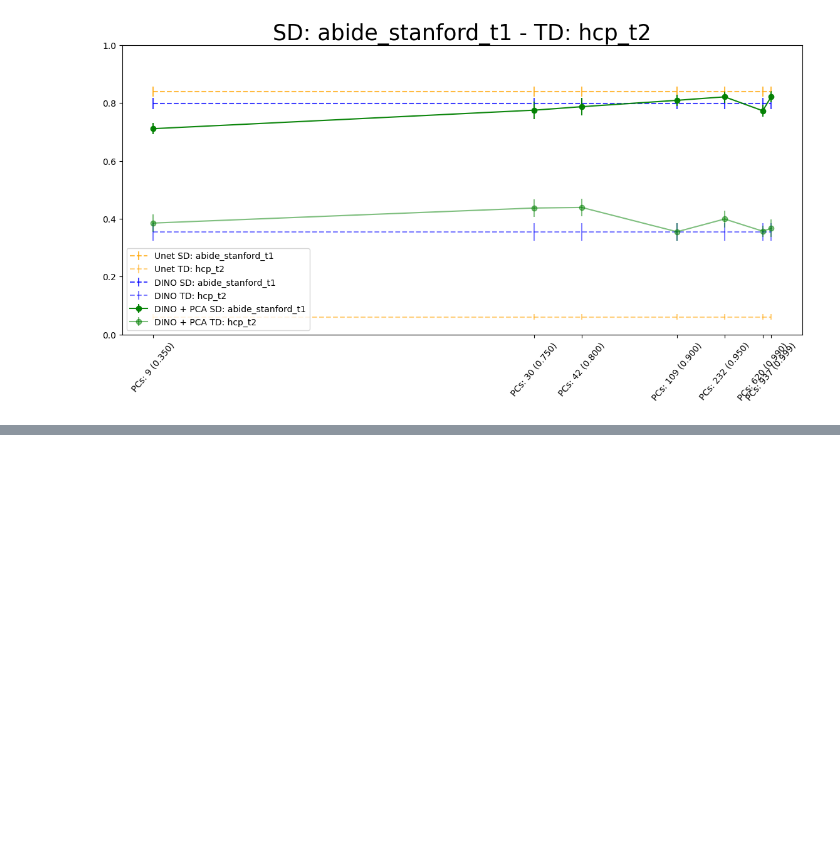
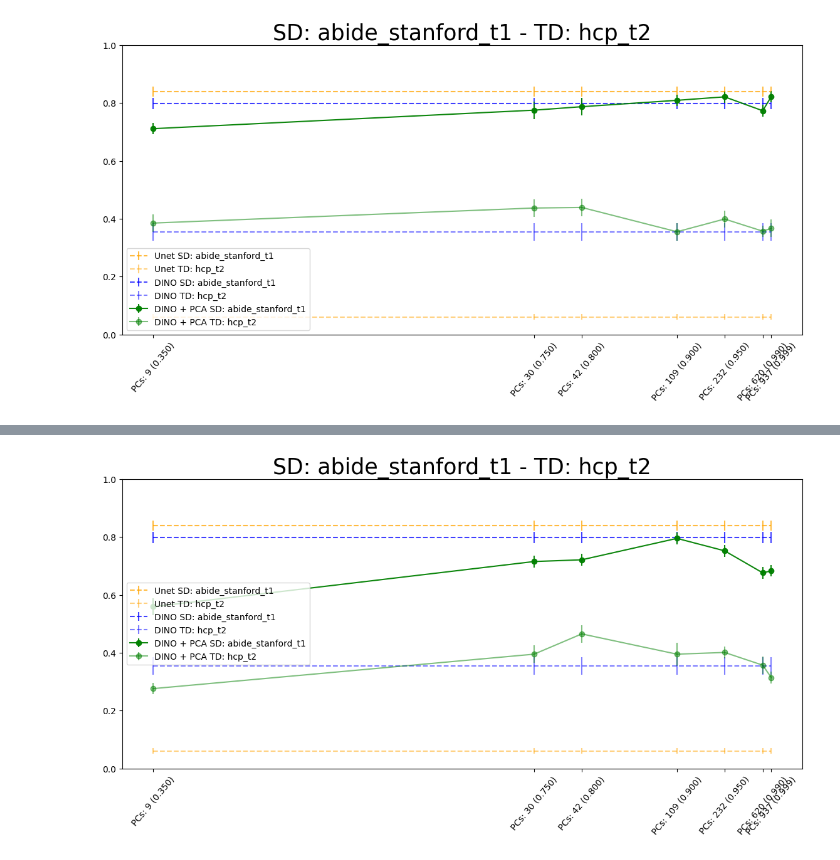
Before and after one commit to JdbermeoUZH/MastersThesisUIASegmentation, a Jupyter notebook: notebooks/dino/2_pc_segmentation_performance.ipynb, the cells around one changed output, grey strips where cells are left out. Cells and saved outputs as stored; diff of their text form; code cells hidden in the pictures; blank space fills up the shorter version.

Commit message:
ran exps with normalizing dino features before decoding

```diff
--- a/notebooks/dino/2_pc_segmentation_performance.ipynb
+++ b/notebooks/dino/2_pc_segmentation_performance.ipynb
@@ -179,0 +182,2 @@ for target_domain in target_domains:
+# %%
+results_df = pd.read_csv('/scratch/jbermeo/MastersThesisUIASegmentation/notebooks/dino/PCA - Dino + PCA segementation exps CSV + norm per img.csv')
@@ -179,0 +197,8 @@ for target_domain in target_domains:
+# %%
+datasets = ['abide_stanford_t1', 'hcp_t2']
+
+for dataset in datasets:
+    results_df[f"{dataset}_mean"] = results_df[dataset].str.split(' ').str[0].astype(float)
+    results_df[f"{dataset}_std"] = results_df[dataset].str.split(' ').str[-1].astype(float)
+
+results_df
@@ -179,0 +216,65 @@ for target_domain in target_domains:
+# %%
+source_domain = 'abide_stanford_t1'
+target_domains = ['hcp_t2']
+
+unet_color = 'orange'
+dino_color = 'blue'
+dino_pca_color = 'green'
+
+plot_unet = True
+
+for target_domain in target_domains:
+    # Get Unet source domain and target domain performance as horizontal lines with error bars
+    unet_sd_mean = results_df[results_df.model_name == 'unet'][f"{source_domain}_mean"].values[0]
+    unet_sd_std = results_df[results_df.model_name == 'unet'][f"{source_domain}_std"].values[0]
+
+    unet_td_mean = results_df[results_df.model_name == 'unet'][f"{target_domain}_mean"].values[0]
+    unet_td_std = results_df[results_df.model_name == 'unet'][f"{target_domain}_std"].values[0]
+
+    # Get dino source domain and target domain performance as horizontal lines with error bars
+    dino_sd_mean = results_df[results_df.model_name == 'dino_resnet_decoder'][f"{source_domain}_mean"].values[0]
+    dino_sd_std = results_df[results_df.model_name == 'dino_resnet_decoder'][f"{source_domain}_std"].values[0]
+
+    dino_td_mean = results_df[results_df.model_name == 'dino_resnet_decoder'][f"{target_domain}_mean"].values[0]
+    dino_td_std = results_df[results_df.model_name == 'dino_resnet_decoder'][f"{target_domain}_std"].values[0]
+
+    # Get the PCA source domain and target domain performance as horizontal lines with error bars
+    pca_sd_mean = results_df[results_df.model_name == 'dino_resnet_decoder_on_pcs'][['num_pcs', 'explained_var', f"{source_domain}_mean"]]
+    pca_sd_std = results_df[results_df.model_name == 'dino_resnet_decoder_on_pcs'][['num_pcs', 'explained_var', f"{source_domain}_std"]]
+
+    pca_td_mean = results_df[results_df.model_name == 'dino_resnet_decoder_on_pcs'][['num_pcs', 'explained_var', f"{target_domain}_mean"]]
+    pca_td_std = results_df[results_df.model_name == 'dino_resnet_decoder_on_pcs'][['num_pcs', 'explained_var', f"{target_domain}_std"]]
+
+    x_var = pca_sd_mean['explained_var']
+    x_pcs = pca_sd_mean['num_pcs']
+
+    # Plot the results with error bars but using a scatter plot
+    fig = plt.figure(figsize=(14, 6))
+
+    # Plot Unet performance
+    if plot_unet:
+        plt.errorbar(x=x_var, y=[unet_sd_mean] * len(x_var), yerr=[unet_sd_std] * len(x_var), label=f"Unet SD: {source_domain}", fmt='--', color=unet_color, alpha = 0.75)
+        plt.errorbar(x=x_var, y=[unet_td_mean] * len(x_var), yerr=[unet_td_std] * len(x_var), label=f"Unet TD: {target_domain}", fmt='--', color=unet_color, alpha = 0.5)
+
+    # Plot regular Dino Perfomance
+    plt.errorbar(x=x_var, y=[dino_sd_mean] * len(x_var), yerr=[dino_sd_std] * len(x_var), label=f"DINO SD: {source_domain}", fmt='--', color=dino_color, alpha = 0.75)
+    plt.errorbar(x=x_var, y=[dino_td_mean] * len(x_var), yerr=[dino_td_std] * len(x_var), label=f"DINO TD: {target_domain}", fmt='--', color=dino_color, alpha = 0.5)
+
+    plt.errorbar(x=pca_sd_mean['explained_var'], y=pca_sd_mean[f"{source_domain}_mean"],
+                 yerr=pca_sd_std[f"{source_domain}_std"], label=f"DINO + PCA SD: {source_domain}",
+                 fmt='-o', color=dino_pca_color, alpha = 0.95)
+    plt.errorbar(x=pca_td_mean['explained_var'], y=pca_td_mean[f"{target_domain}_mean"],
+                 yerr=pca_td_std[f"{target_domain}_std"], label=f"DINO + PCA TD: {target_domain}",
+                 fmt='-o', color=dino_pca_color, alpha = 0.5)
+
+    # Display only ticks for the actual values in the x-axis of the plot, whiile using log scale
+    plt.xticks(x_var, [f'PCs: {int(pc)} ({var:.3f})' for pc, var in zip(x_pcs, x_var)], rotation=50)
+
+    # make y-axis between 0 and 1
+    plt.ylim(0, 1)
+    plt.legend()
+    plt.title(f"SD: {source_domain} - TD: {target_domain}", fontdict={'fontsize': 25})
+
+    plt.show()
+# %% [output]
+[figure, added]
```
Also changed, not shown: parts of 4 cells of this notebook, 12 other files.
